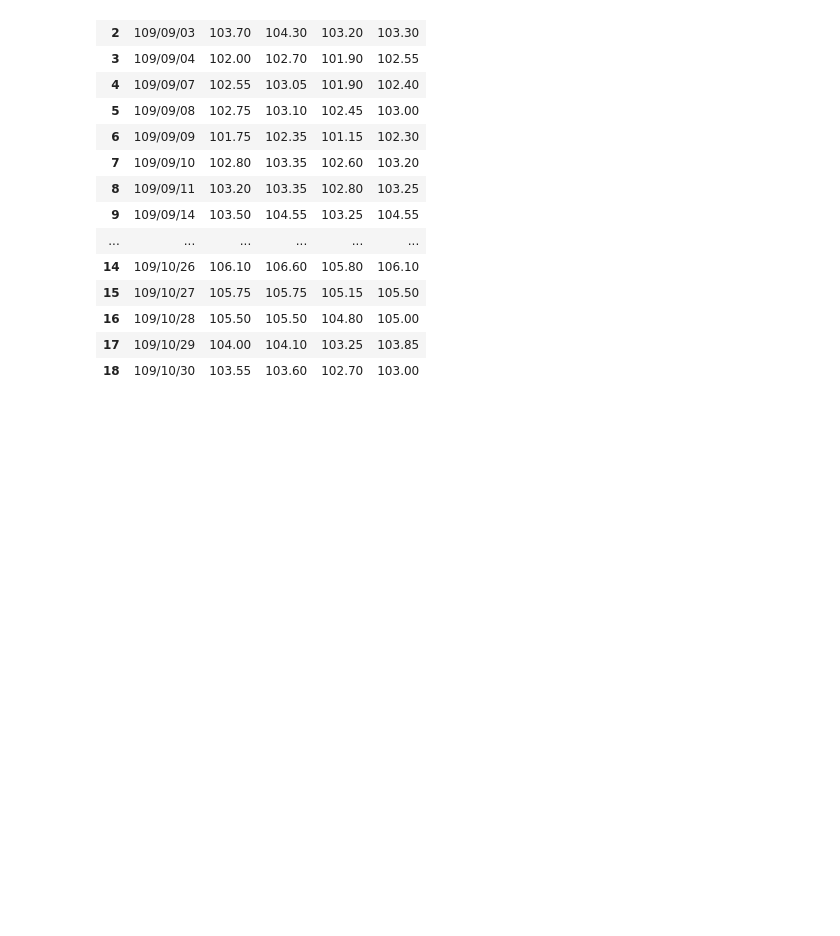
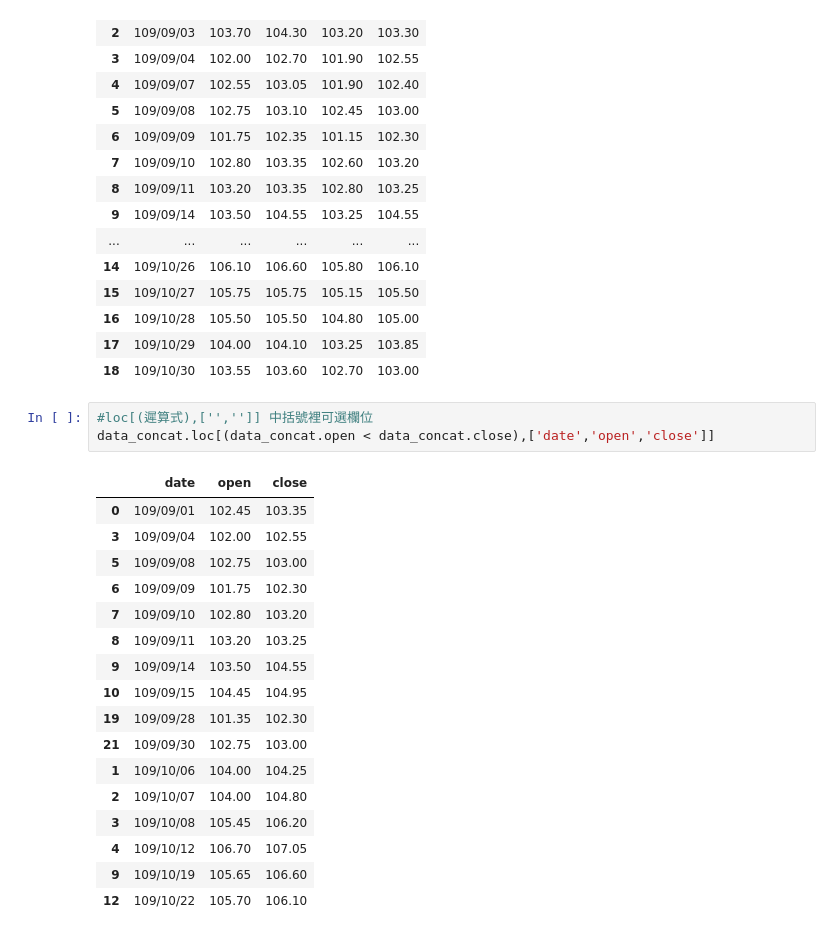
Before and after one commit to CatherineHsieh/Python-60Day, a Jupyter notebook: Python 60天馬拉松挑戰 D10 作業.ipynb, the cells around one changed output. Drawn from its saved outputs; the diff is of its cells as text; blank space fills up the shorter version.

```diff
--- a/Python 60天馬拉松挑戰 D10 作業.ipynb
+++ b/Python 60天馬拉松挑戰 D10 作業.ipynb
@@ -99,4 +119,25 @@ data_concat
 | 16 | 109/10/28 | 105.50 | 105.50 | 104.80 | 105.00 |
 | 17 | 109/10/29 | 104.00 | 104.10 | 103.25 | 103.85 |
 | 18 | 109/10/30 | 103.55 | 103.60 | 102.70 | 103.00 |
+# %%
+#loc[(遲算式),['','']] 中括號裡可選欄位
+data_concat.loc[(data_concat.open < data_concat.close),['date','open','close']]
+# %% [output]
+|  | date | open | close |
+| 0 | 109/09/01 | 102.45 | 103.35 |
+| 3 | 109/09/04 | 102.00 | 102.55 |
+| 5 | 109/09/08 | 102.75 | 103.00 |
+| 6 | 109/09/09 | 101.75 | 102.30 |
+| 7 | 109/09/10 | 102.80 | 103.20 |
+| 8 | 109/09/11 | 103.20 | 103.25 |
+| 9 | 109/09/14 | 103.50 | 104.55 |
+| 10 | 109/09/15 | 104.45 | 104.95 |
+| 19 | 109/09/28 | 101.35 | 102.30 |
+| 21 | 109/09/30 | 102.75 | 103.00 |
+| 1 | 109/10/06 | 104.00 | 104.25 |
+| 2 | 109/10/07 | 104.00 | 104.80 |
+| 3 | 109/10/08 | 105.45 | 106.20 |
+| 4 | 109/10/12 | 106.70 | 107.05 |
+| 9 | 109/10/19 | 105.65 | 106.60 |
+| 12 | 109/10/22 | 105.70 | 106.10 |
 # %%
```
Also changed, not shown: parts of 3 cells of this notebook.
